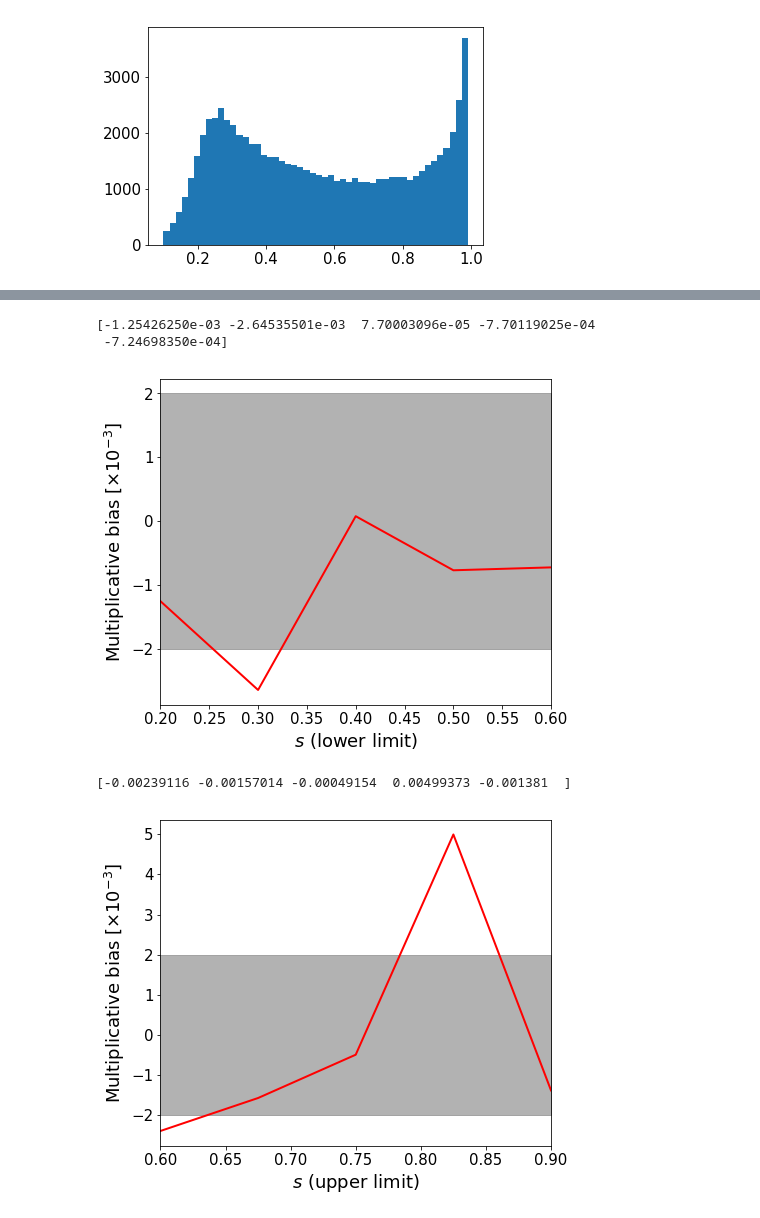
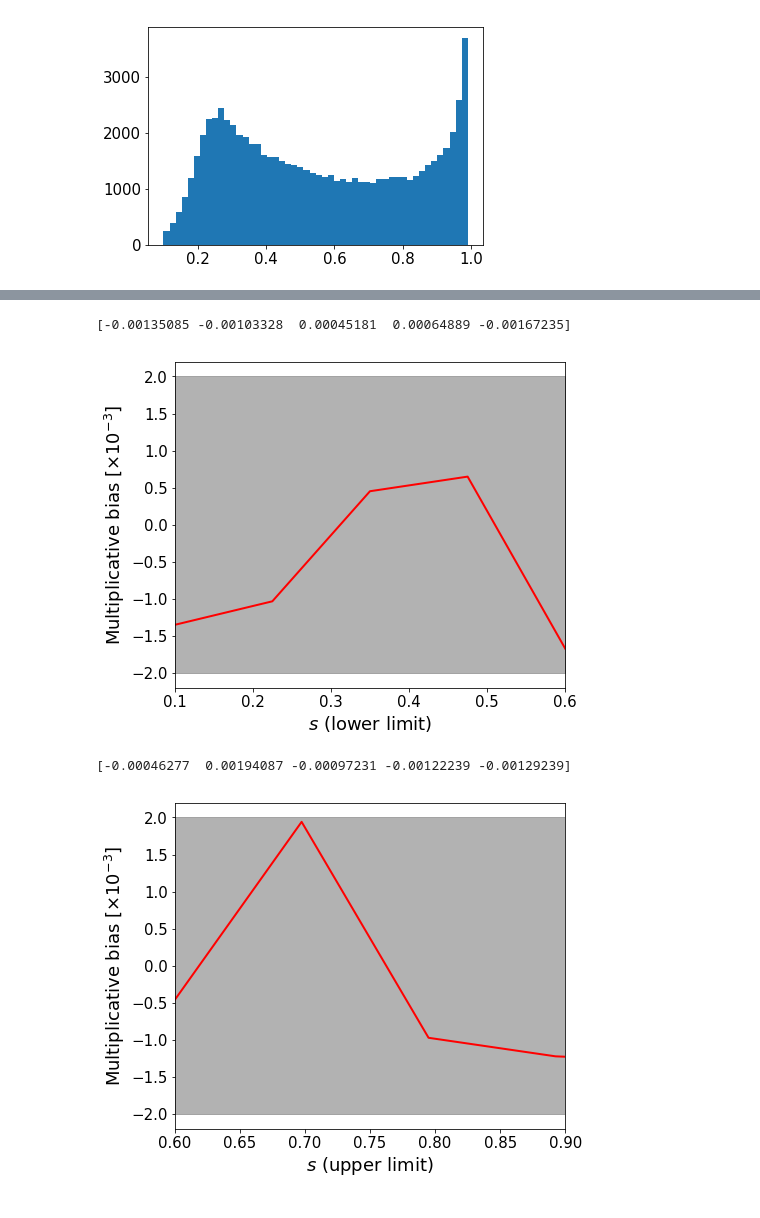
Before and after one commit to mr-superonion/FPFS, a Jupyter notebook: notebook/paper-FPFS2021/2-selBias.ipynb, the cells around one changed output, grey strips where cells are left out. Cells and saved outputs as stored; diff of their text form; code cells hidden in the pictures.

```diff
--- a/notebook/paper-FPFS2021/2-selBias.ipynb
+++ b/notebook/paper-FPFS2021/2-selBias.ipynb
@@ -34,6 +34,24 @@ def main(elli0,slow=0.,shigh=1.1,correct=True):
     del mask,elli,mask2,RS
     gc.collect()
     return g1
+
+def main2(elli0,slow=0.,shigh=1.1,correct=True):
+    dss=0.005
+    elli=elli0.copy()
+    mask=(elli['fpfs_s0']>slow)&(elli['fpfs_s0']<shigh)
+    elli=elli[mask]
+    mask2=(elli0['fpfs_s0']>slow-dss)&(elli0['fpfs_s0']<=slow+dss)
+    RS2=-np.sum(elli0[mask2]['fpfs_RS']/2./dss)
+    mask3=(elli0['fpfs_s0']>shigh-dss)&(elli0['fpfs_s0']<=shigh+dss)
+    RS3=np.sum(elli0[mask3]['fpfs_RS']/2./dss)
+    if correct:
+        RS=RS2+RS3
+    else:
+        RS=0.
+    g1=np.sum(elli['fpfs_e1'])/(np.sum(elli['fpfs_RE'])+RS)
+    del mask,elli,mask2,RS
+    gc.collect()
+    return g1
 # %% [output]
 Populating the interactive namespace from numpy and matplotlib
 # %%
@@ -61,7 +78,7 @@ fpTask=fpfsBase.fpfsTask(psfData,beta=beta)
 # %% [output]
 [figure]
 # %%
-C=500
+C=500.
 import numpy.lib.recfunctions as rfn
 
 elli1=[]
@@ -107,11 +111,11 @@ plt.hist(elli1['fpfs_RE'],bins=50,range=(-0.02,0.99))
 # %%
 gest=[]
-slowList=np.linspace(0.2,0.6,5)
+slowList=np.linspace(0.1,0.6,5)
 corr=True
 
 for slow in slowList:
-    g1p=main(elli1,slow,0.99,corr)
-    g1m=main(elli2,slow,0.99,corr)
+    g1p=main2(elli1,slow,0.99,corr)
+    g1m=main2(elli2,slow,0.99,corr)
     gest.append(g1m-g1p)
     gc.collect
 gest=np.array(gest)/0.04-1
@@ -121,7 +125,7 @@ plt.close()
 fig=plt.figure(figsize=(7,6))
 ax=fig.add_subplot(1,1,1)
 ax.plot(slowList,gest*1e3,c='red',markersize=10)
-ax.set_xlim(0.2,0.6)
+ax.set_xlim(0.1,0.6)
 
 ax.set_xlabel(r'$s$ (lower limit)')
 ax.set_ylabel(r'Multiplicative bias [$\times 10^{-3}$]')
@@ -129,31 +133,30 @@ ax.fill_between(slowList,-2*np.ones(len(slowList)),2*np.ones(len(slowList)),colo
 fig.savefig(os.path.join(pltDir,'selBias_wonoise_low.png'))
 fig.savefig(os.path.join(pltDir,'selBias_wonoise_low.pdf'))
 # %% [output]
-[-1.25426250e-03 -2.64535501e-03  7.70003096e-05 -7.70119025e-04
- -7.24698350e-04]
+[-0.00135085 -0.00103328  0.00045181  0.00064889 -0.00167235]
-[figure, old version]
+[figure, new version]
 # %%
 gest=[]
-shighList=np.linspace(0.6,0.9,5)
+shighList=np.linspace(0.6,0.99,5)
 for shigh in shighList:
-    g1p=main(elli1,0.,shigh,corr)
-    g1m=main(elli2,0.,shigh,corr)
+    g1p=main2(elli1,0.,shigh,corr)
+    g1m=main2(elli2,0.,shigh,corr)
     gest.append(g1m-g1p)
     gc.collect
 gest=np.array(gest)/0.04-1
 print(gest)
 
 plt.close()
 fig=plt.figure(figsize=(7,6))
 ax=fig.add_subplot(1,1,1)
 ax.plot(shighList,gest*1e3,c='red',markersize=10)
 ax.set_xlim(0.6,0.9)
 
 ax.set_xlabel(r'$s$ (upper limit)')
 ax.set_ylabel(r'Multiplicative bias [$\times 10^{-3}$]')
 ax.fill_between(shighList,-2*np.ones(len(slowList)),2*np.ones(len(slowList)),color='gray',alpha=0.6)
 fig.savefig(os.path.join(pltDir,'selBias_wonoise_high.png'))
 fig.savefig(os.path.join(pltDir,'selBias_wonoise_high.pdf'))
 # %% [output]
-[-0.00239116 -0.00157014 -0.00049154  0.00499373 -0.001381  ]
+[-0.00046277  0.00194087 -0.00097231 -0.00122239 -0.00129239]
-[figure, old version]
+[figure, new version]
```
Also changed, not shown: parts of 3 cells of this notebook, 4 other files.
